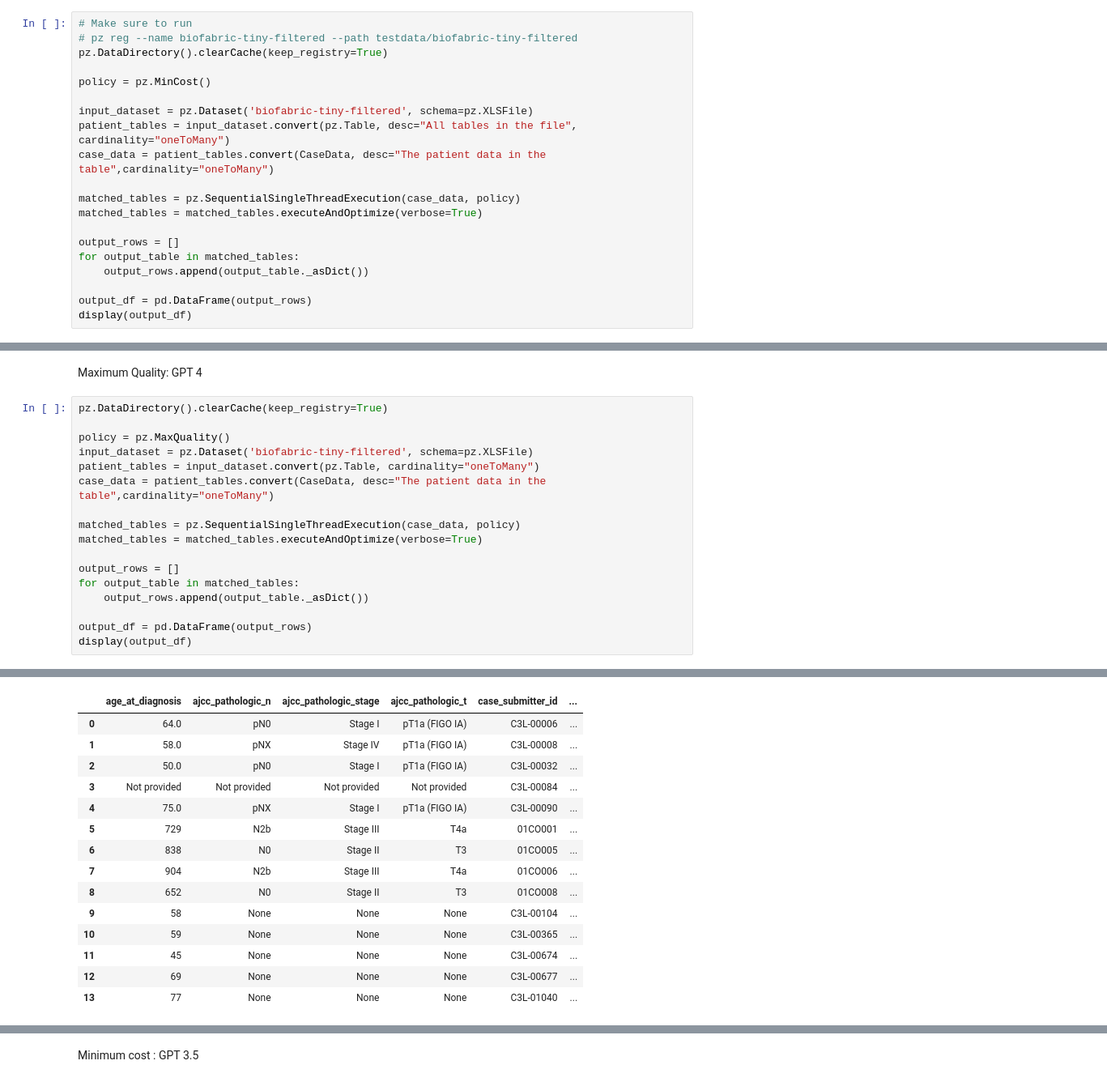
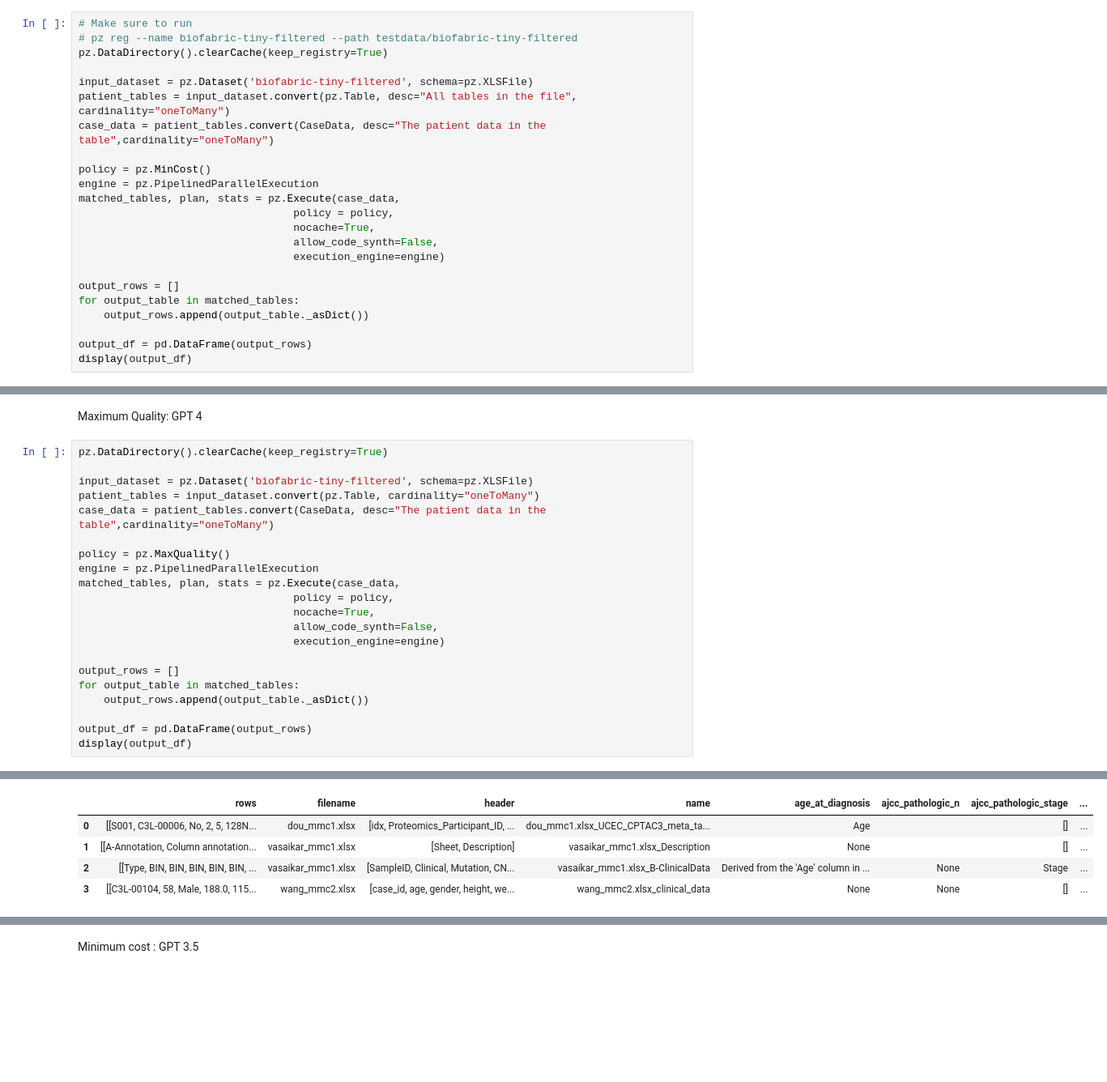
Before and after one commit to Tonynanra/palimpzest, a Jupyter notebook: demos/biofabricDemoMatching.ipynb, the cells around one changed output, grey strips where cells are left out. Shown at 81% size. Drawn from its saved outputs; the diff is of its cells as text; blank space fills up the shorter version.

```diff
--- a/demos/biofabricDemoMatching.ipynb
+++ b/demos/biofabricDemoMatching.ipynb
@@ -139,14 +196,17 @@ Minimum cost: GPT 3.5
 # pz reg --name biofabric-tiny-filtered --path testdata/biofabric-tiny-filtered
 pz.DataDirectory().clearCache(keep_registry=True)
 
-policy = pz.MinCost()
-
 input_dataset = pz.Dataset('biofabric-tiny-filtered', schema=pz.XLSFile)
 patient_tables = input_dataset.convert(pz.Table, desc="All tables in the file", cardinality="oneToMany")
 case_data = patient_tables.convert(CaseData, desc="The patient data in the table",cardinality="oneToMany")
 
-matched_tables = pz.SequentialSingleThreadExecution(case_data, policy)
-matched_tables = matched_tables.executeAndOptimize(verbose=True)
+policy = pz.MinCost()
+engine = pz.PipelinedParallelExecution
+matched_tables, plan, stats = pz.Execute(case_data,
+                                  policy = policy,
+                                  nocache=True,
+                                  allow_code_synth=False,
+                                  execution_engine=engine)
 
 output_rows = []
 for output_table in matched_tables:
@@ -191,13 +251,17 @@ Maximum Quality: GPT 4
 # %%
 pz.DataDirectory().clearCache(keep_registry=True)
 
-policy = pz.MaxQuality()
 input_dataset = pz.Dataset('biofabric-tiny-filtered', schema=pz.XLSFile)
 patient_tables = input_dataset.convert(pz.Table, cardinality="oneToMany")
 case_data = patient_tables.convert(CaseData, desc="The patient data in the table",cardinality="oneToMany")
 
-matched_tables = pz.SequentialSingleThreadExecution(case_data, policy)
-matched_tables = matched_tables.executeAndOptimize(verbose=True)
+policy = pz.MaxQuality()
+engine = pz.PipelinedParallelExecution
+matched_tables, plan, stats = pz.Execute(case_data,
+                                  policy = policy,
+                                  nocache=True,
+                                  allow_code_synth=False,
+                                  execution_engine=engine)
 
 output_rows = []
 for output_table in matched_tables:
@@ -226,15 +289,5 @@ Could not find any items in the JSON response
-|  | age_at_diagnosis | ajcc_pathologic_n | ajcc_pathologic_stage | ajcc_pathologic_t | case_submitter_id | ... |
-| 0 | 64.0 | pN0 | Stage I | pT1a (FIGO IA) | C3L-00006 | ... |
-| 1 | 58.0 | pNX | Stage IV | pT1a (FIGO IA) | C3L-00008 | ... |
-| 2 | 50.0 | pN0 | Stage I | pT1a (FIGO IA) | C3L-00032 | ... |
-| 3 | Not provided | Not provided | Not provided | Not provided | C3L-00084 | ... |
-| 4 | 75.0 | pNX | Stage I | pT1a (FIGO IA) | C3L-00090 | ... |
-| 5 | 729 | N2b | Stage III | T4a | 01CO001 | ... |
-| 6 | 838 | N0 | Stage II | T3 | 01CO005 | ... |
-| 7 | 904 | N2b | Stage III | T4a | 01CO006 | ... |
-| 8 | 652 | N0 | Stage II | T3 | 01CO008 | ... |
-| 9 | 58 | None | None | None | C3L-00104 | ... |
-| 10 | 59 | None | None | None | C3L-00365 | ... |
-| 11 | 45 | None | None | None | C3L-00674 | ... |
-| 12 | 69 | None | None | None | C3L-00677 | ... |
-| 13 | 77 | None | None | None | C3L-01040 | ... |
+|  | rows | filename | header | name | age_at_diagnosis | ajcc_pathologic_n | ajcc_pathologic_stage | ... |
+| 0 | [[S001, C3L-00006, No, 2, 5, 128N... | dou_mmc1.xlsx | [idx, Proteomics_Participant_ID, ... | dou_mmc1.xlsx_UCEC_CPTAC3_meta_ta... | Age |  | [] | ... |
+| 1 | [[A-Annotation, Column annotation... | vasaikar_mmc1.xlsx | [Sheet, Description] | vasaikar_mmc1.xlsx_Description | None |  | [] | ... |
+| 2 | [[Type, BIN, BIN, BIN, BIN, BIN, ... | vasaikar_mmc1.xlsx | [SampleID, Clinical, Mutation, CN... | vasaikar_mmc1.xlsx_B-ClinicalData | Derived from the 'Age' column in ... | None | Stage | ... |
+| 3 | [[C3L-00104, 58, Male, 188.0, 115... | wang_mmc2.xlsx | [case_id, age, gender, height, we... | wang_mmc2.xlsx_clinical_data | None | None | [] | ... |
```
Also changed, not shown: parts of 9 cells of this notebook, 19 other files.
